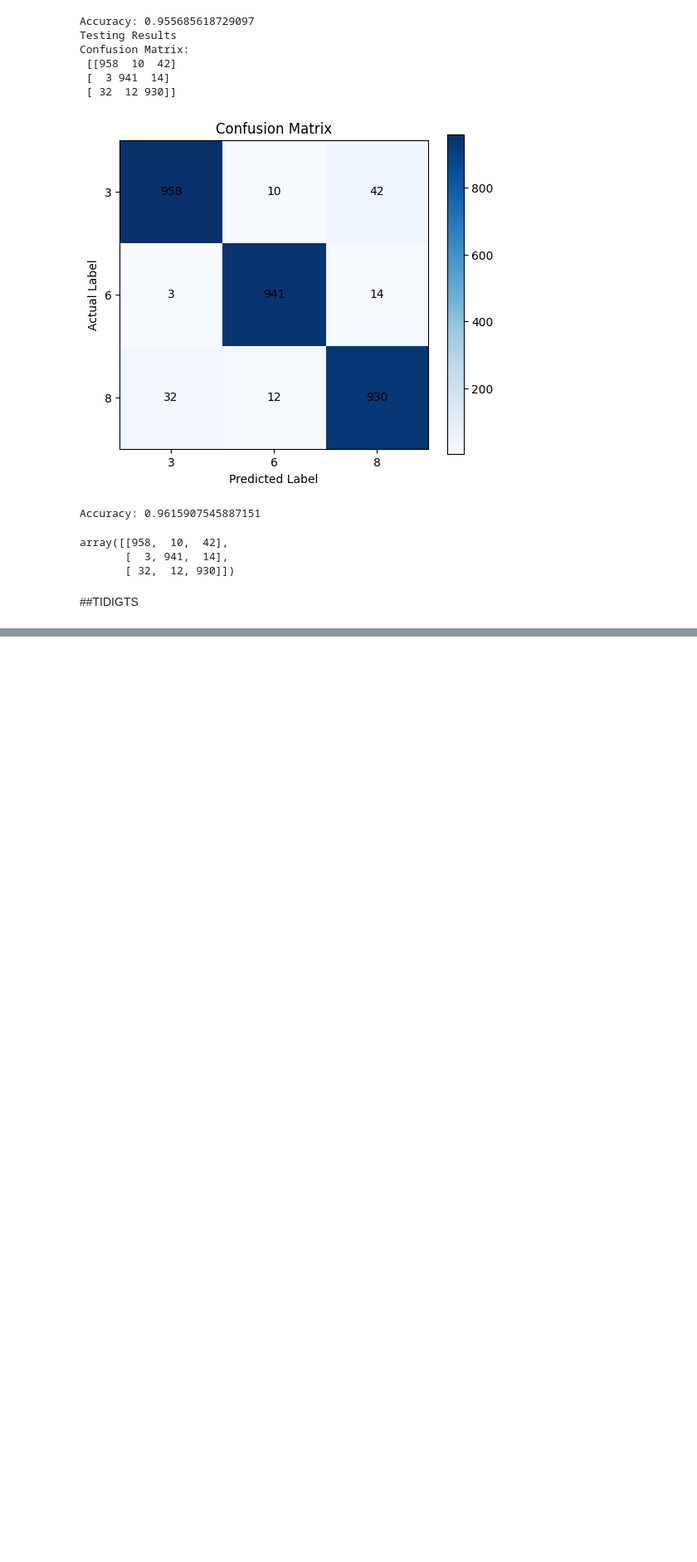
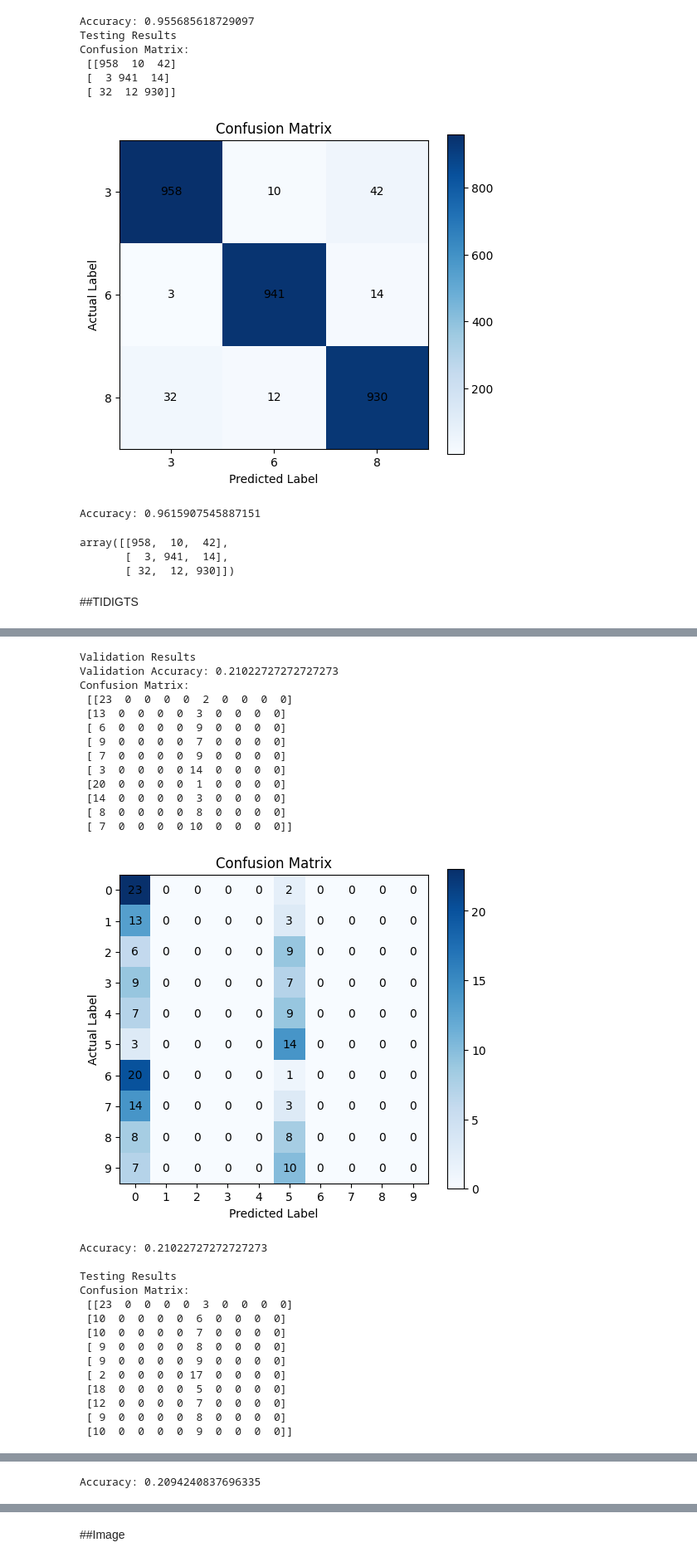
Before and after one commit to KrithikChidM/PrmlLab, a Jupyter notebook: Lab8/code.ipynb, the cells around one changed output, grey strips where cells are left out. Shown at 83% size. Cells and saved outputs as stored; diff of their text form; code cells hidden in the pictures; blank space fills up the shorter version.

Commit message:
Added code for Synthetic, Image, MNIST

```diff
--- a/Lab8/code.ipynb
+++ b/Lab8/code.ipynb
@@ -774,0 +782,32 @@ array([[958,  10,  42],
+# %%
+import numpy as np
+import os
+
+base_path = "/content/drive/MyDrive/Krithik SNU/HAM/TIDigits"
+
+def load_tidigits():
+
+    X = []
+    y = []
+
+    for digit in range(10):
+
+        filepath = os.path.join(base_path, str(digit) + ".npz")
+
+        data = np.load(filepath)
+
+        print("Digit:", digit, "Keys:", data.files)
+
+        if digit in [8,7,2]:
+            arr = data[data.files[0]]
+
+            for sample in arr:
+                X.append(np.asarray(sample).flatten())
+                y.append(digit)
+
+    return np.asarray(X, dtype=float), np.asarray(y)
+
+X, y = load_tidigits()
+
+print("Dataset shape:", X.shape)
+print("Labels shape:", y.shape)
@@ -774,0 +827,40 @@ array([[958,  10,  42],
+# %%
+model = GMMClassifier()
+X_train, X_dev, X_test, y_train, y_dev, y_test = model.split_data(X,y)
+model.fit(X_train, y_train)
+print("\nValidation Results")
+model.validate(X_dev, y_dev)
+
+print("\nTesting Results")
+y_pred = model.predict(X_test)
+
+model.confusion_matrix(y_test, y_pred)
+# %% [output]
+Validation Results
+Validation Accuracy: 0.21022727272727273
+Confusion Matrix:
+ [[23  0  0  0  0  2  0  0  0  0]
+ [13  0  0  0  0  3  0  0  0  0]
+ [ 6  0  0  0  0  9  0  0  0  0]
+ [ 9  0  0  0  0  7  0  0  0  0]
+ [ 7  0  0  0  0  9  0  0  0  0]
+ [ 3  0  0  0  0 14  0  0  0  0]
+ [20  0  0  0  0  1  0  0  0  0]
+ [14  0  0  0  0  3  0  0  0  0]
+ [ 8  0  0  0  0  8  0  0  0  0]
+ [ 7  0  0  0  0 10  0  0  0  0]]
+[figure, added]
+Accuracy: 0.21022727272727273
+
+Testing Results
+Confusion Matrix:
+ [[23  0  0  0  0  3  0  0  0  0]
+ [10  0  0  0  0  6  0  0  0  0]
+ [10  0  0  0  0  7  0  0  0  0]
+ [ 9  0  0  0  0  8  0  0  0  0]
+ [ 9  0  0  0  0  9  0  0  0  0]
+ [ 2  0  0  0  0 17  0  0  0  0]
+ [18  0  0  0  0  5  0  0  0  0]
+ [12  0  0  0  0  7  0  0  0  0]
+ [ 9  0  0  0  0  8  0  0  0  0]
+ [10  0  0  0  0  9  0  0  0  0]]
@@ -774,0 +868 @@ array([[958,  10,  42],
+Accuracy: 0.2094240837696335
@@ -774,0 +879,2 @@ array([[958,  10,  42],
+# %% [markdown]
+##Image
```
Also changed, not shown: parts of 9 cells of this notebook.
